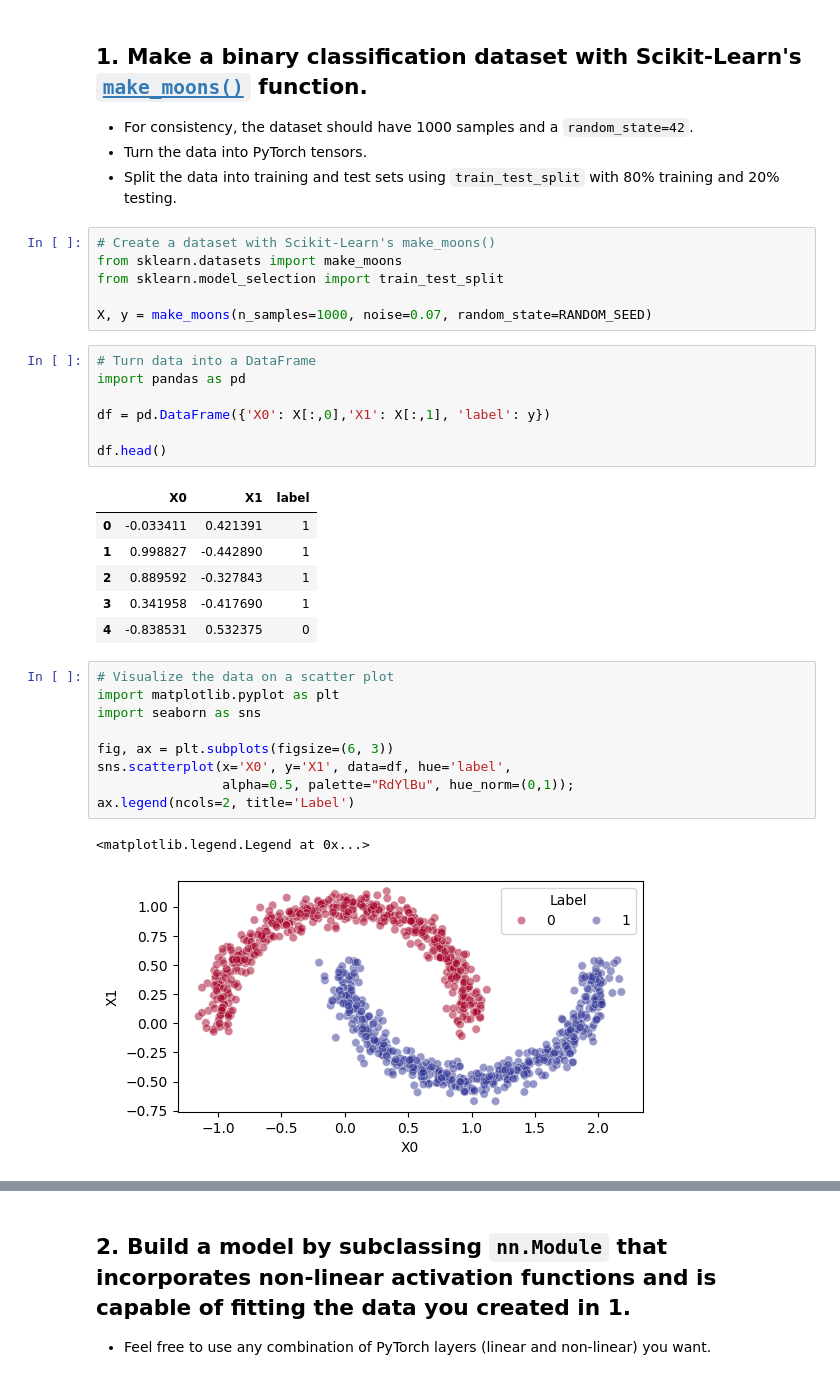
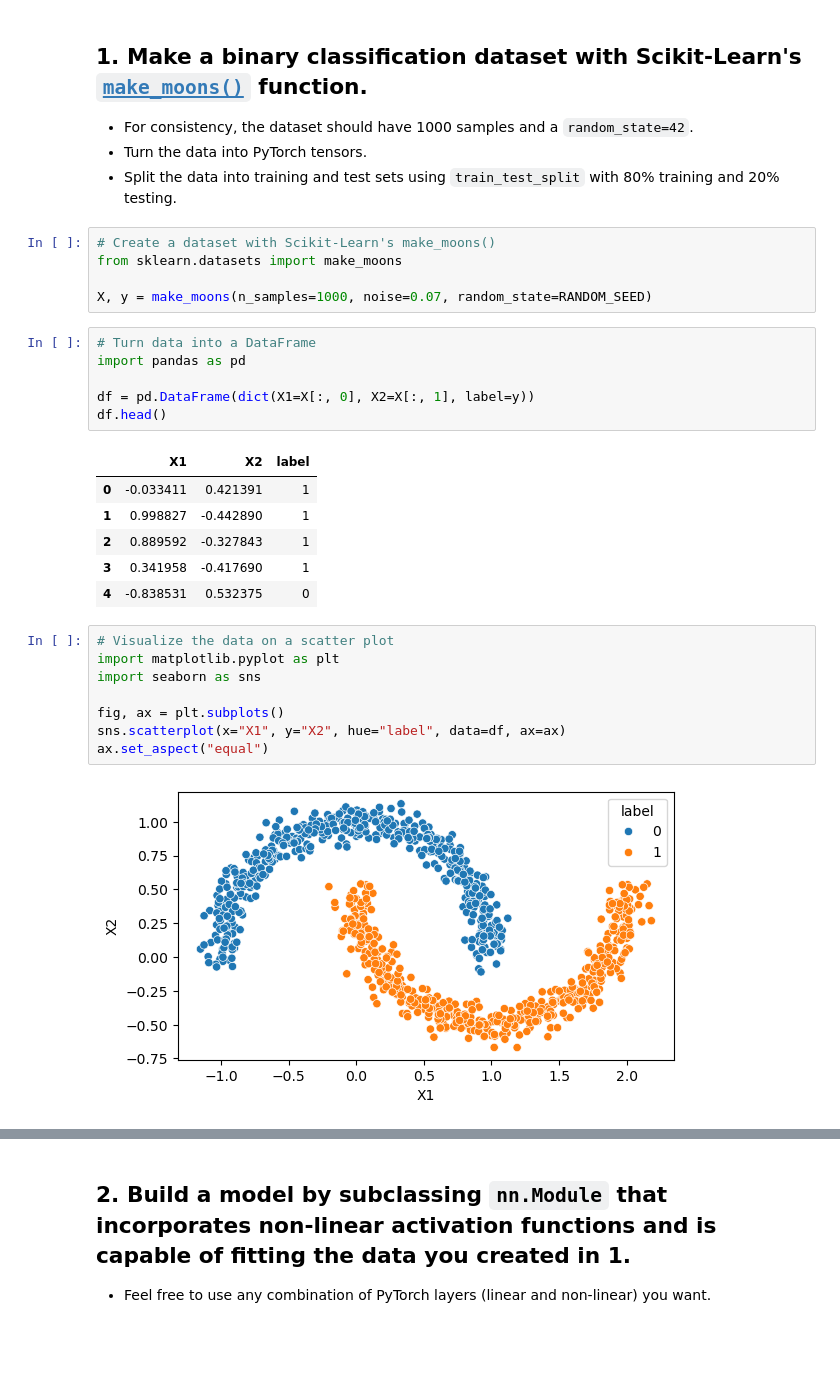
Before and after one commit to kimrojas/torch-deep-learning, a Jupyter notebook: excecises/02_pytorch_classification_exercises.ipynb, the cells around one changed output, grey strips where cells are left out. Saved outputs shown, nothing was run; the diff lists cells and outputs as text; blank space fills up the shorter version.

```diff
--- a/excecises/02_pytorch_classification_exercises.ipynb
+++ b/excecises/02_pytorch_classification_exercises.ipynb
@@ -33,18 +35,16 @@ cuda
 # %%
 # Create a dataset with Scikit-Learn's make_moons()
 from sklearn.datasets import make_moons
-from sklearn.model_selection import train_test_split
 
 X, y = make_moons(n_samples=1000, noise=0.07, random_state=RANDOM_SEED)
 # %%
 # Turn data into a DataFrame
 import pandas as pd
 
-df = pd.DataFrame({'X0': X[:,0],'X1': X[:,1], 'label': y})
-
+df = pd.DataFrame(dict(X1=X[:, 0], X2=X[:, 1], label=y))
 df.head()
 # %% [output]
-|  | X0 | X1 | label |
+|  | X1 | X2 | label |
 | 0 | -0.033411 | 0.421391 | 1 |
 | 1 | 0.998827 | -0.442890 | 1 |
 | 2 | 0.889592 | -0.327843 | 1 |
@@ -53,14 +53,12 @@ df.head()
 # %%
 # Visualize the data on a scatter plot
 import matplotlib.pyplot as plt
 import seaborn as sns
 
-fig, ax = plt.subplots(figsize=(6, 3))
-sns.scatterplot(x='X0', y='X1', data=df, hue='label',
-                alpha=0.5, palette="RdYlBu", hue_norm=(0,1));
-ax.legend(ncols=2, title='Label')
+fig, ax = plt.subplots()
+sns.scatterplot(x="X1", y="X2", hue="label", data=df, ax=ax)
+ax.set_aspect("equal")
 # %% [output]
-<matplotlib.legend.Legend at 0x...>
-[figure, old version]
+[figure, new version]
 # %%
 # Turn data into tensors of dtype float
```
Also changed, not shown: parts of 13 cells of this notebook, 1 other file.
